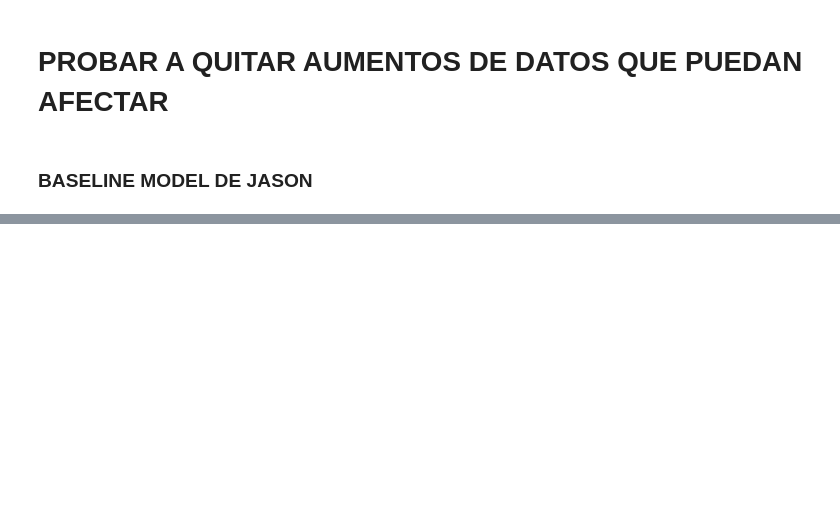
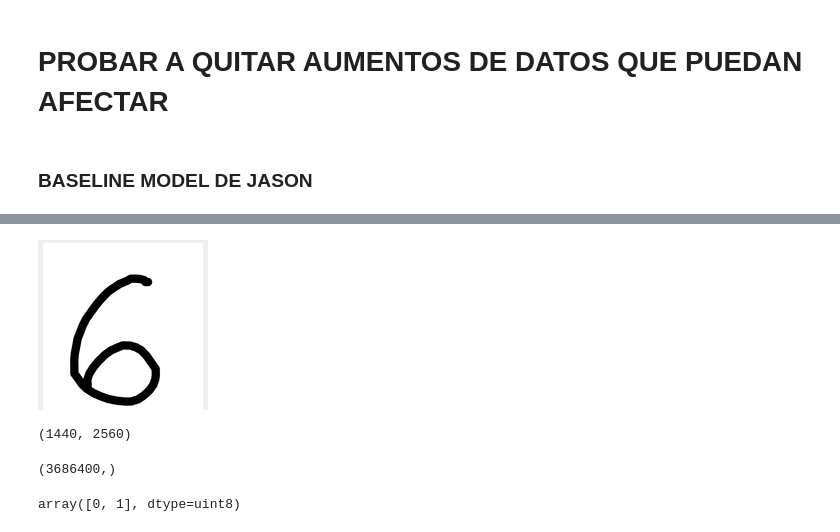
Before and after one commit to GermanCM/DeepLearning_concepts_checks, a Jupyter notebook: project/deep_learning_for_computer_vision_examples/notebooks/cnn_data_aug_con_hiperparam-Copy1.ipynb, the cells around one changed output, grey strips where cells are left out. Saved outputs shown, nothing was run; the diff lists cells and outputs as text; code cells hidden in the pictures; blank space fills up the shorter version.

```diff
--- a/project/deep_learning_for_computer_vision_examples/notebooks/cnn_data_aug_con_hiperparam-Copy1.ipynb
+++ b/project/deep_learning_for_computer_vision_examples/notebooks/cnn_data_aug_con_hiperparam-Copy1.ipynb
@@ -550,0 +584,24 @@ NameError: name 'steps' is not defined
+# %%
+from IPython.display import Image
+Image("handwritten_six.PNG", width=3, height=5)
+# %% [output]
+[figure, added]
+# %%
+np.sqrt(len(np_img))
+len(np_img)
+np_img.shape
+
+np_img_roma.shape
+# %% [output]
+(1440, 2560)
+# %%
+import numpy as np
+
+np_img_roma=np_img_roma.reshape(np_img_roma.shape[0]*np_img_roma.shape[1], ) #(28900, )
+np_img_roma.shape
+# %% [output]
+(3686400,)
+# %%
+np.unique(np_img_roma)
+# %% [output]
+array([0, 1], dtype=uint8)
```
Also changed, not shown: parts of 8 cells of this notebook, 7 other files.
